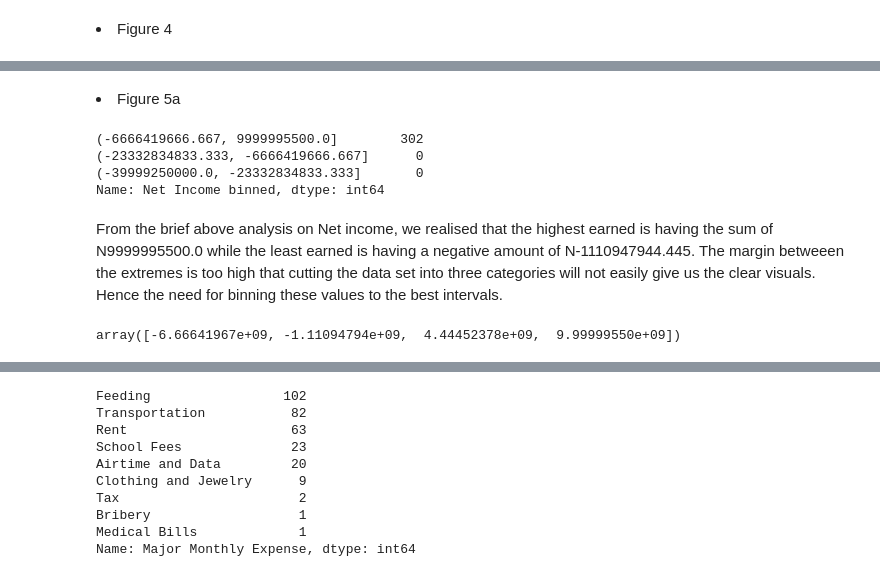
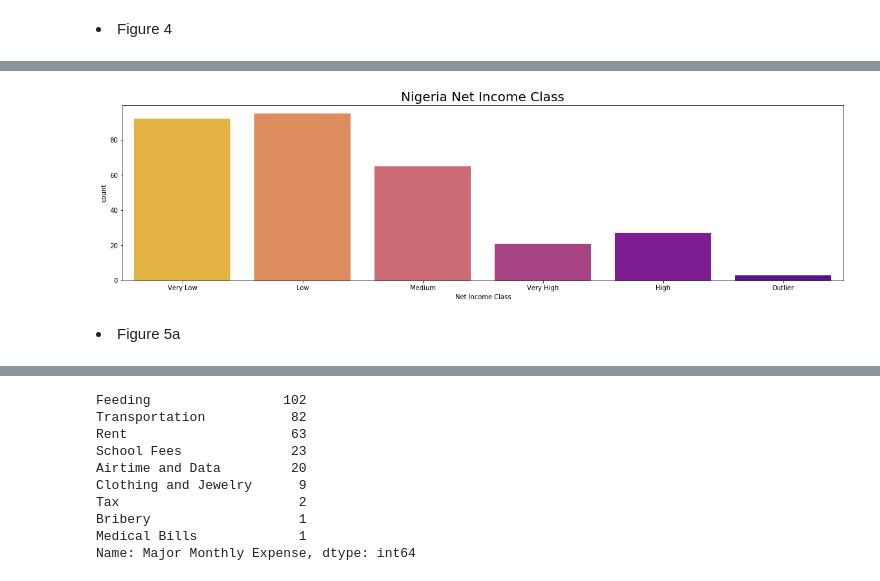
Before and after one commit to sharonibejih/Analysis-on-Nigerians-Demography, a Jupyter notebook: PROJECT .ipynb, the cells around one changed output, grey strips where cells are left out. Cells and saved outputs as stored; diff of their text form; code cells hidden in the pictures.

```diff
--- a/PROJECT .ipynb
+++ b/PROJECT .ipynb
@@ -422,0 +399,2 @@ pyplot.bar(group_names, Data['Net Income binned'].value_counts())
+# %%
+data[['Net Income']]= data[['Net Income']].astype('int')
@@ -422,0 +413,10 @@ pyplot.bar(group_names, Data['Net Income binned'].value_counts())
+# %%
+# Creating Income ranges for the Net Income.
+data['Net Income Class'] = ['Very Low' if -2.147484e+09<net_income<10000
+                        else 'Low' if 10000<net_income<50000
+                      else 'Medium' if 50000<net_income<150000
+                      else 'High' if 150000<net_income<300000
+                      else 'Very High' if 300000<net_income<1000000
+                      else 'Outlier' \
+                      for net_income in list(data['Net Income'].values)
+                           ]
@@ -423,16 +434,9 @@ pyplot.bar(group_names, Data['Net Income binned'].value_counts())
+# %%
+plt.rcParams['figure.figsize']=(20,5)
+sns.countplot(data['Net Income Class'], palette = 'plasma_r')
+plt.title('Nigeria Net Income Class', fontsize = 20)
+plt.show()
+# %% [output]
+[figure, added]
 # %% [markdown]
 <li> Figure 5a
-# %%
-Data['Net Income binned'].value_counts()
-# %% [output]
-(-6666419666.667, 9999995500.0]        302
-(-23332834833.333, -6666419666.667]      0
-(-39999250000.0, -23332834833.333]       0
-Name: Net Income binned, dtype: int64
-# %% [markdown]
-From the brief above analysis on Net income, we realised that the highest earned is having the sum of N9999995500.0 while the least earned is having a negative amount of N-1110947944.445. The margin betweeen the extremes is too high that cutting the data set into three categories will not easily give us the clear visuals. Hence the need for binning these values to the best intervals.
-# %%
-net_income = np.linspace(-6666419666.667, 9999995500.0, 4)
-net_income
-# %% [output]
-array([-6.66641967e+09, -1.11094794e+09,  4.44452378e+09,  9.99999550e+09])
```
Also changed, not shown: parts of 82 cells of this notebook.
